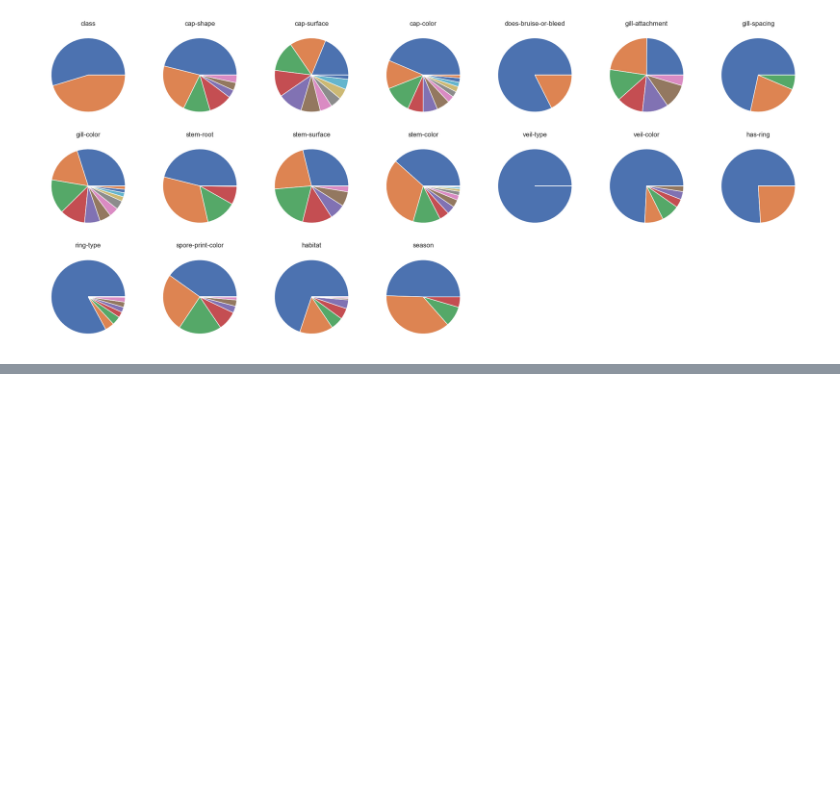
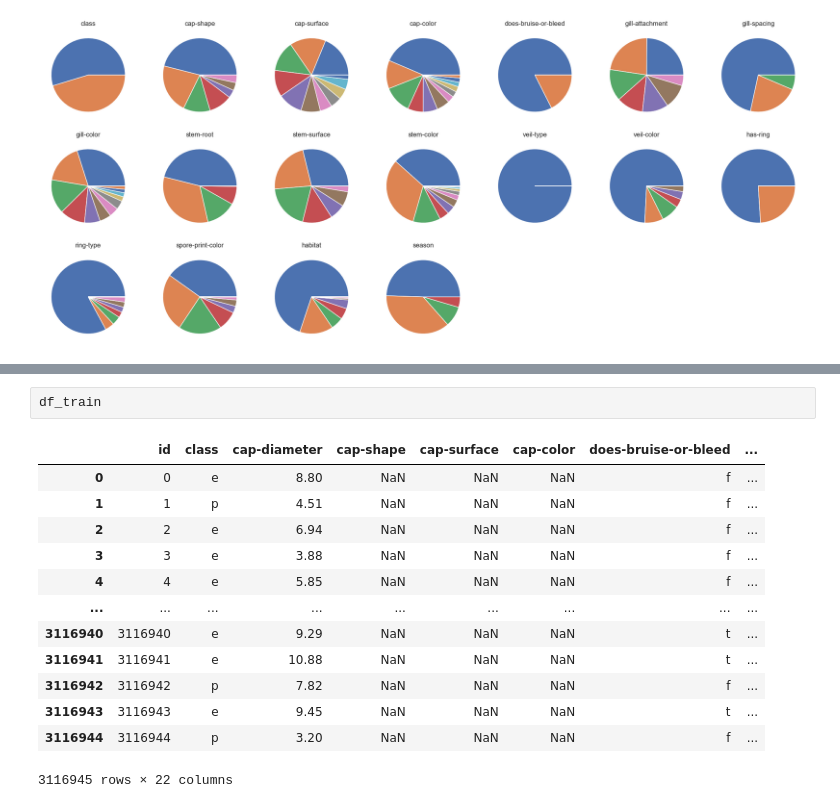
Before and after one commit to Coptere0/mushrooms, a Jupyter notebook: EDA.ipynb, the cells around one changed output, grey strips where cells are left out. Saved outputs shown, nothing was run; the diff lists cells and outputs as text; blank space fills up the shorter version.

```diff
--- a/EDA.ipynb
+++ b/EDA.ipynb
@@ -156,0 +190,16 @@ df = pd.merge(df_train, variable_df, on)
+# %%
+df_train
+# %% [output]
+|  | id | class | cap-diameter | cap-shape | cap-surface | cap-color | does-bruise-or-bleed | ... |
+| 0 | 0 | e | 8.80 | NaN | NaN | NaN | f | ... |
+| 1 | 1 | p | 4.51 | NaN | NaN | NaN | f | ... |
+| 2 | 2 | e | 6.94 | NaN | NaN | NaN | f | ... |
+| 3 | 3 | e | 3.88 | NaN | NaN | NaN | f | ... |
+| 4 | 4 | e | 5.85 | NaN | NaN | NaN | f | ... |
+| ... | ... | ... | ... | ... | ... | ... | ... | ... |
+| 3116940 | 3116940 | e | 9.29 | NaN | NaN | NaN | t | ... |
+| 3116941 | 3116941 | e | 10.88 | NaN | NaN | NaN | t | ... |
+| 3116942 | 3116942 | p | 7.82 | NaN | NaN | NaN | f | ... |
+| 3116943 | 3116943 | e | 9.45 | NaN | NaN | NaN | t | ... |
+| 3116944 | 3116944 | p | 3.20 | NaN | NaN | NaN | f | ... |
+3116945 rows × 22 columns
```
Also changed, not shown: parts of 12 cells of this notebook.
